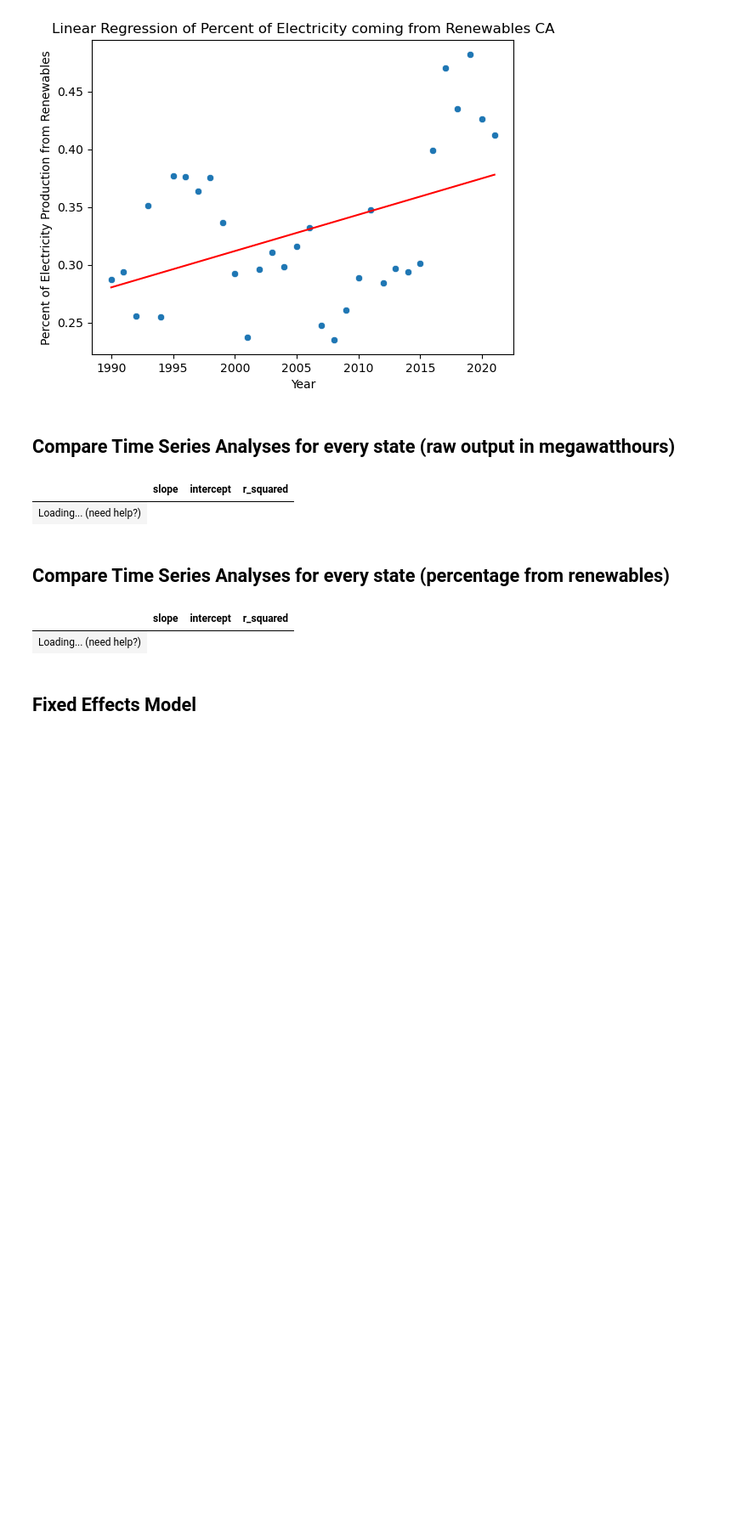
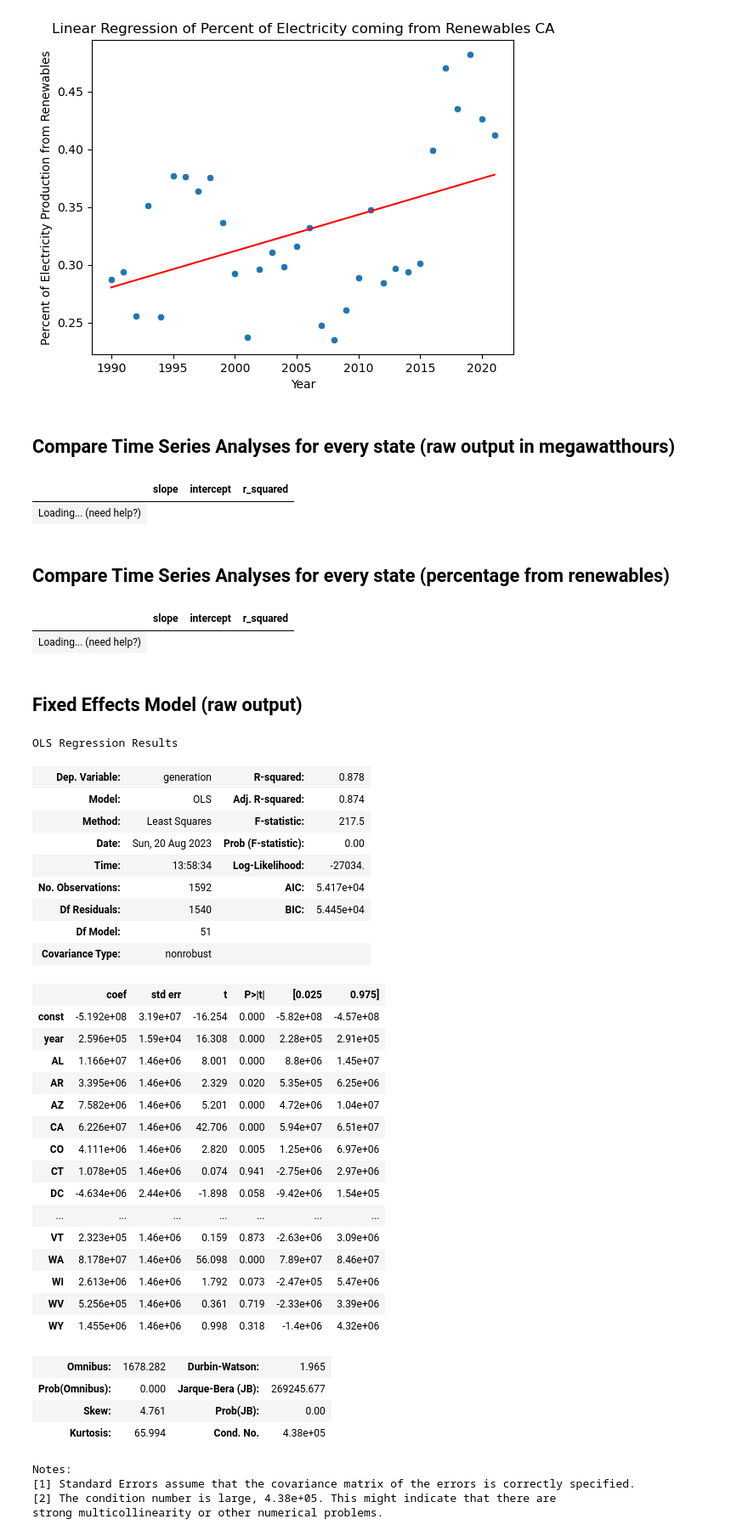
Before and after one commit to sven-soderborg/HonorsThesisCode, a Jupyter notebook: regression_exploration.ipynb, the cells around one changed output. Shown: that part at 85% size. Saved outputs shown, nothing was run; the diff lists cells and outputs as text; code cells hidden in the pictures; blank space fills up the shorter version.

```diff
--- a/regression_exploration.ipynb
+++ b/regression_exploration.ipynb
@@ -168,4 +167,54 @@ show(results_df)
 |  | slope | intercept | r_squared |
 | Loading... (need help?) |
 # %% [markdown]
-## Fixed Effects Model
+## Fixed Effects Model (raw output)
+# %%
+# Filter to only have electricity generation data from renewables
+raw_fe_data = agg_data[agg_data['is_renewable']]
+X_dummies = pd.get_dummies(raw_fe_data['state'], drop_first=True)
+X = pd.concat([raw_fe_data['year'], X_dummies], axis=1)
+X = sm.add_constant(X)
+y = raw_fe_data['generation']
+raw_fe_model = sm.OLS(y, X).fit()
+
+# Save results to dataframe
+summary_table = raw_fe_model.summary().tables[1]
+results_df_fe_raw = pd.DataFrame(summary_table.data[1:], columns=summary_table.data[0])
+
+# Print results
+raw_fe_model.summary()
+# %% [output]
+OLS Regression Results
+| Dep. Variable: | generation | R-squared: | 0.878 |
+| Model: | OLS | Adj. R-squared: | 0.874 |
+| Method: | Least Squares | F-statistic: | 217.5 |
+| Date: | Sun, 20 Aug 2023 | Prob (F-statistic): | 0.00 |
+| Time: | 13:58:34 | Log-Likelihood: | -27034. |
+| No. Observations: | 1592 | AIC: | 5.417e+04 |
+| Df Residuals: | 1540 | BIC: | 5.445e+04 |
+| Df Model: | 51 |  |  |
+| Covariance Type: | nonrobust |  |  |
+|  | coef | std err | t | P>|t| | [0.025 | 0.975] |
+| const | -5.192e+08 | 3.19e+07 | -16.254 | 0.000 | -5.82e+08 | -4.57e+08 |
+| year | 2.596e+05 | 1.59e+04 | 16.308 | 0.000 | 2.28e+05 | 2.91e+05 |
+| AL | 1.166e+07 | 1.46e+06 | 8.001 | 0.000 | 8.8e+06 | 1.45e+07 |
+| AR | 3.395e+06 | 1.46e+06 | 2.329 | 0.020 | 5.35e+05 | 6.25e+06 |
+| AZ | 7.582e+06 | 1.46e+06 | 5.201 | 0.000 | 4.72e+06 | 1.04e+07 |
+| CA | 6.226e+07 | 1.46e+06 | 42.706 | 0.000 | 5.94e+07 | 6.51e+07 |
+| CO | 4.111e+06 | 1.46e+06 | 2.820 | 0.005 | 1.25e+06 | 6.97e+06 |
+| CT | 1.078e+05 | 1.46e+06 | 0.074 | 0.941 | -2.75e+06 | 2.97e+06 |
+| DC | -4.634e+06 | 2.44e+06 | -1.898 | 0.058 | -9.42e+06 | 1.54e+05 |
+| ... | ... | ... | ... | ... | ... | ... |
+| VT | 2.323e+05 | 1.46e+06 | 0.159 | 0.873 | -2.63e+06 | 3.09e+06 |
+| WA | 8.178e+07 | 1.46e+06 | 56.098 | 0.000 | 7.89e+07 | 8.46e+07 |
+| WI | 2.613e+06 | 1.46e+06 | 1.792 | 0.073 | -2.47e+05 | 5.47e+06 |
+| WV | 5.256e+05 | 1.46e+06 | 0.361 | 0.719 | -2.33e+06 | 3.39e+06 |
+| WY | 1.455e+06 | 1.46e+06 | 0.998 | 0.318 | -1.4e+06 | 4.32e+06 |
+| Omnibus: | 1678.282 | Durbin-Watson: | 1.965 |
+| Prob(Omnibus): | 0.000 | Jarque-Bera (JB): | 269245.677 |
+| Skew: | 4.761 | Prob(JB): | 0.00 |
+| Kurtosis: | 65.994 | Cond. No. | 4.38e+05 |
+Notes:
+[1] Standard Errors assume that the covariance matrix of the errors is correctly specified.
+[2] The condition number is large, 4.38e+05. This might indicate that there are
+strong multicollinearity or other numerical problems.
```
Also changed, not shown: parts of 7 cells of this notebook, 1 other file.
